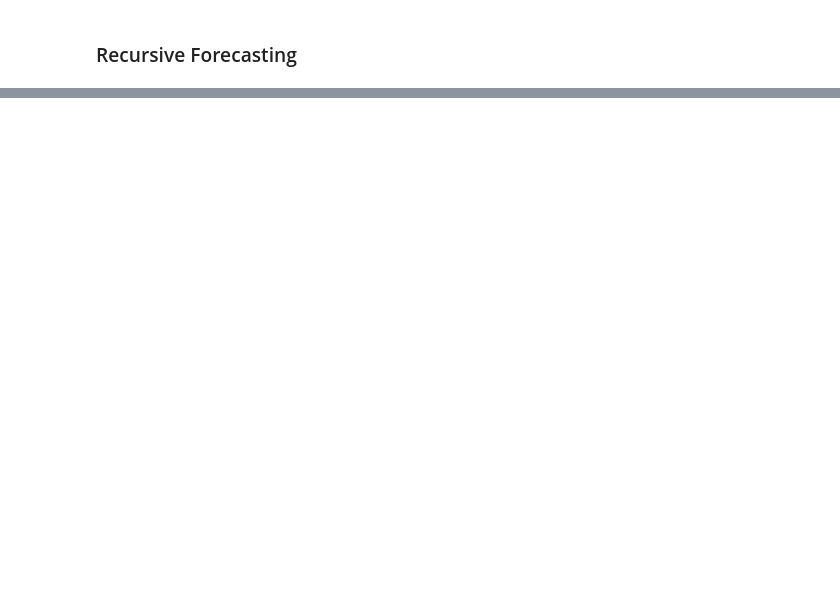
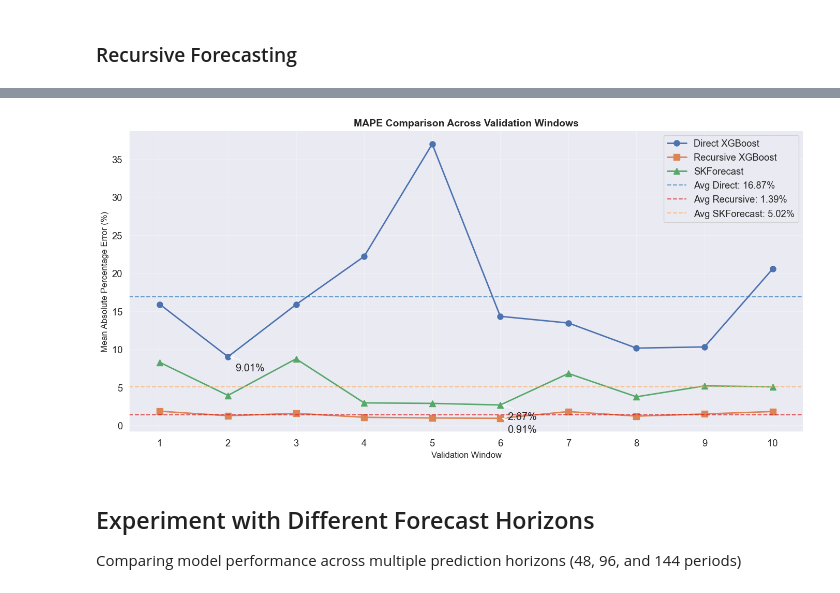
Before and after one commit to ronshrb/electricity-consumption, a Jupyter notebook: DS_Course.ipynb, the cells around one changed output, grey strips where cells are left out. Cells and saved outputs as stored; diff of their text form; code cells hidden in the pictures; blank space fills up the shorter version.

```diff
--- a/DS_Course.ipynb
+++ b/DS_Course.ipynb
@@ -1163,0 +810,68 @@ The results highlight the trade-offs between these approaches and provide insigh
+# %%
+# Compare MAPE values across all validation windows
+
+# Create lists of MAPE values for each model across all validation windows
+direct_mapes = [result['mape'] for result in direct_results.values()]
+recursive_mapes = [result['mape'] for result in recursive_results.values()]
+forecaster_mapes = [result['mape'] for result in forecaster_results.values()]
+
+# Extract window numbers
+window_numbers = list(range(1, len(direct_mapes) + 1))
+
+# Create the line plot
+plt.figure(figsize=(14, 7))
+
+# Plot MAPE for each model
+plt.plot(window_numbers, direct_mapes, 'o-', label='Direct XGBoost', linewidth=2, markersize=8)
+plt.plot(window_numbers, recursive_mapes, 's-', label='Recursive XGBoost', linewidth=2, markersize=8)
+plt.plot(window_numbers, forecaster_mapes, '^-', label='SKForecast', linewidth=2, markersize=8)
+
+# Add horizontal lines for average MAPE
+plt.axhline(y=avg_mape, color='#2C7BB6', linestyle='--', alpha=0.7,
+           label=f'Avg Direct: {avg_mape:.2f}%')
+plt.axhline(y=rec_avg_mape, color='#D7191C', linestyle='--', alpha=0.7,
+           label=f'Avg Recursive: {rec_avg_mape:.2f}%')
+plt.axhline(y=sk_avg_mape, color='#FDAE61', linestyle='--', alpha=0.7,
+           label=f'Avg SKForecast: {sk_avg_mape:.2f}%')
+
+# Add chart details
+plt.title('MAPE Comparison Across Validation Windows', fontsize=14, fontweight='bold')
+plt.xlabel('Validation Window', fontsize=12)
+plt.ylabel('Mean Absolute Percentage Error (%)', fontsize=12)
+plt.grid(True, alpha=0.3)
+plt.legend(loc='best')
+plt.xticks(window_numbers)
+
+# Add value annotations for the best and worst windows
+direct_best_idx = direct_mapes.index(min(direct_mapes))
+direct_worst_idx = direct_mapes.index(max(direct_mapes))
+
+rec_best_idx = recursive_mapes.index(min(recursive_mapes))
+rec_worst_idx = recursive_mapes.index(max(recursive_mapes))
+
+sk_best_idx = forecaster_mapes.index(min(forecaster_mapes))
+sk_worst_idx = forecaster_mapes.index(max(forecaster_mapes))
+
+# Add annotations for best points
+plt.annotate(f'{min(direct_mapes):.2f}%',
+            (window_numbers[direct_best_idx], direct_mapes[direct_best_idx]),
+            xytext=(10, -20), textcoords='offset points',
+            arrowprops=dict(arrowstyle='->', connectionstyle='arc3,rad=.2'))
+
+plt.annotate(f'{min(recursive_mapes):.2f}%',
+            (window_numbers[rec_best_idx], recursive_mapes[rec_best_idx]),
+            xytext=(10, -20), textcoords='offset points',
+            arrowprops=dict(arrowstyle='->', connectionstyle='arc3,rad=.2'))
+
+plt.annotate(f'{min(forecaster_mapes):.2f}%',
+            (window_numbers[sk_best_idx], forecaster_mapes[sk_best_idx]),
+            xytext=(10, -20), textcoords='offset points',
+            arrowprops=dict(arrowstyle='->', connectionstyle='arc3,rad=.2'))
+
+plt.tight_layout()
+plt.show()
+# %% [output]
+[figure, added]
+# %% [markdown]
+## Experiment with Different Forecast Horizons
+Comparing model performance across multiple prediction horizons (48, 96, and 144 periods)
```
Also changed, not shown: parts of 66 cells of this notebook, 1 other file.
